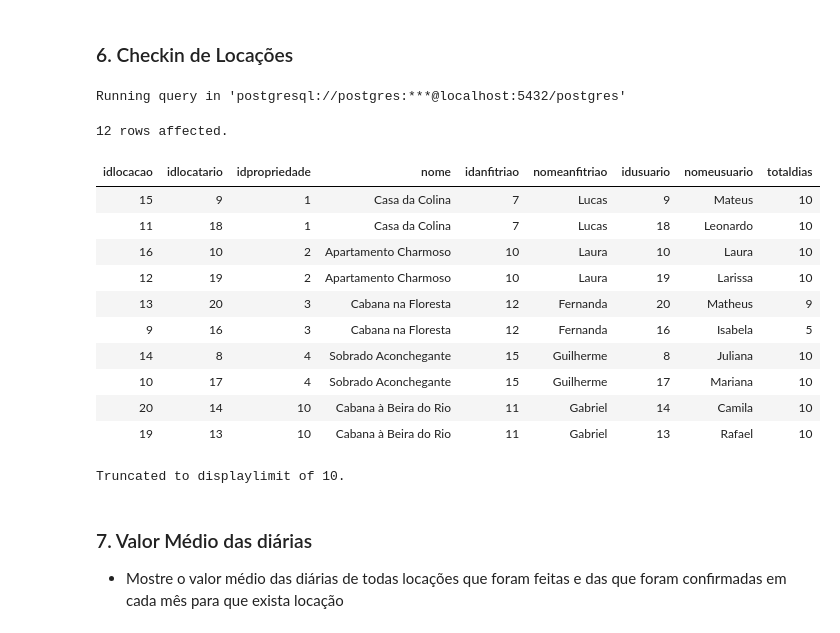
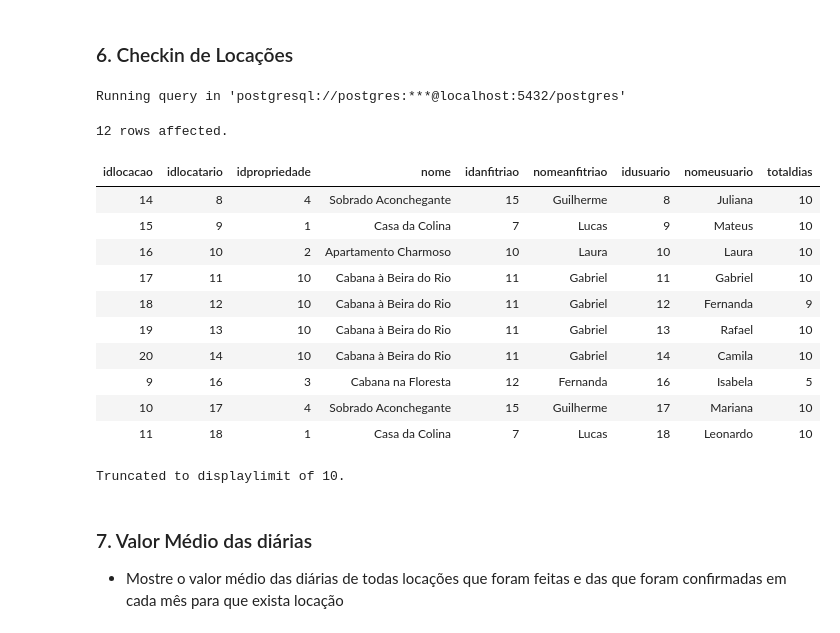
Before and after one commit to MiguelHenri/SCC0240, a Jupyter notebook: t1.ipynb, the cells around one changed output. Drawn from its saved outputs; the diff is of its cells as text; code cells hidden in the pictures.

```diff
--- a/t1.ipynb
+++ b/t1.ipynb
@@ -218,31 +218,31 @@ Running query in 'postgresql://postgres:***@localhost:5432/postgres'
 # %%
 %%sql
 SELECT
     L.id as IDLocacao, L.idlocatario, L.idpropriedade,
     P.Nome,
     UA.ID as IDAnfitriao, UA.Nome as NomeAnfitriao,
     H.ID as IDUsuario, H.Nome as NomeUsuario,
     (L.CheckOut-L.CheckIn) as TotalDias
 FROM Locacoes L
 JOIN Usuarios H ON H.ID = L.IDLocatario
 JOIN Propriedades P ON L.IDPropriedade = P.ID
 JOIN Anfitrioes A ON P.IDProprietario = A.ID
 JOIN Usuarios UA ON A.IDUsuario = UA.ID
-WHERE L.CheckIn > '2024-04-01';
+WHERE L.CheckIn > '2024-04-01' AND L.Confirmada = True;
 # %% [output]
 Running query in 'postgresql://postgres:***@localhost:5432/postgres'
 12 rows affected.
 | idlocacao | idlocatario | idpropriedade | nome | idanfitriao | nomeanfitriao | idusuario | nomeusuario | totaldias |
+| 14 | 8 | 4 | Sobrado Aconchegante | 15 | Guilherme | 8 | Juliana | 10 |
 | 15 | 9 | 1 | Casa da Colina | 7 | Lucas | 9 | Mateus | 10 |
+| 16 | 10 | 2 | Apartamento Charmoso | 10 | Laura | 10 | Laura | 10 |
+| 17 | 11 | 10 | Cabana à Beira do Rio | 11 | Gabriel | 11 | Gabriel | 10 |
+| 18 | 12 | 10 | Cabana à Beira do Rio | 11 | Gabriel | 12 | Fernanda | 9 |
+| 19 | 13 | 10 | Cabana à Beira do Rio | 11 | Gabriel | 13 | Rafael | 10 |
+| 20 | 14 | 10 | Cabana à Beira do Rio | 11 | Gabriel | 14 | Camila | 10 |
+| 9 | 16 | 3 | Cabana na Floresta | 12 | Fernanda | 16 | Isabela | 5 |
+| 10 | 17 | 4 | Sobrado Aconchegante | 15 | Guilherme | 17 | Mariana | 10 |
 | 11 | 18 | 1 | Casa da Colina | 7 | Lucas | 18 | Leonardo | 10 |
-| 16 | 10 | 2 | Apartamento Charmoso | 10 | Laura | 10 | Laura | 10 |
-| 12 | 19 | 2 | Apartamento Charmoso | 10 | Laura | 19 | Larissa | 10 |
-| 13 | 20 | 3 | Cabana na Floresta | 12 | Fernanda | 20 | Matheus | 9 |
-| 9 | 16 | 3 | Cabana na Floresta | 12 | Fernanda | 16 | Isabela | 5 |
-| 14 | 8 | 4 | Sobrado Aconchegante | 15 | Guilherme | 8 | Juliana | 10 |
-| 10 | 17 | 4 | Sobrado Aconchegante | 15 | Guilherme | 17 | Mariana | 10 |
-| 20 | 14 | 10 | Cabana à Beira do Rio | 11 | Gabriel | 14 | Camila | 10 |
-| 19 | 13 | 10 | Cabana à Beira do Rio | 11 | Gabriel | 13 | Rafael | 10 |
 Truncated to displaylimit of 10.
 # %% [markdown]
 ### 7. Valor Médio das diárias
```
Also changed, not shown: parts of 2 cells of this notebook.
